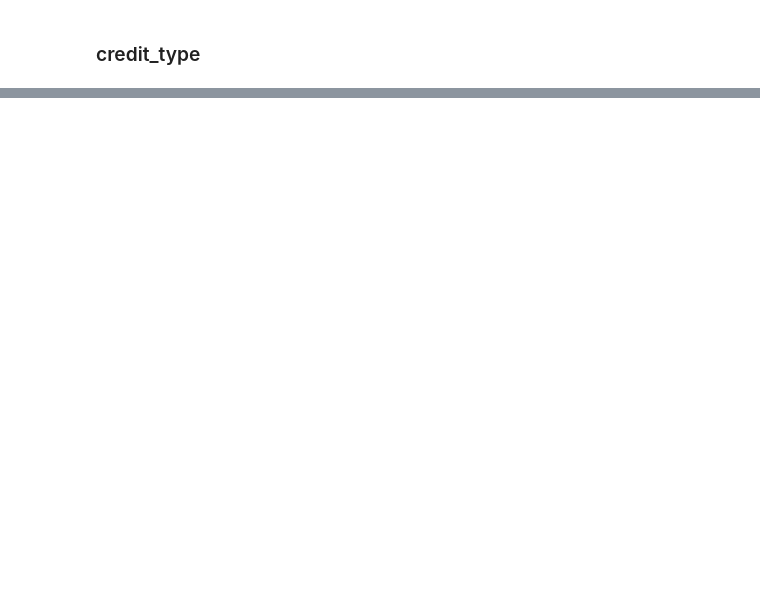
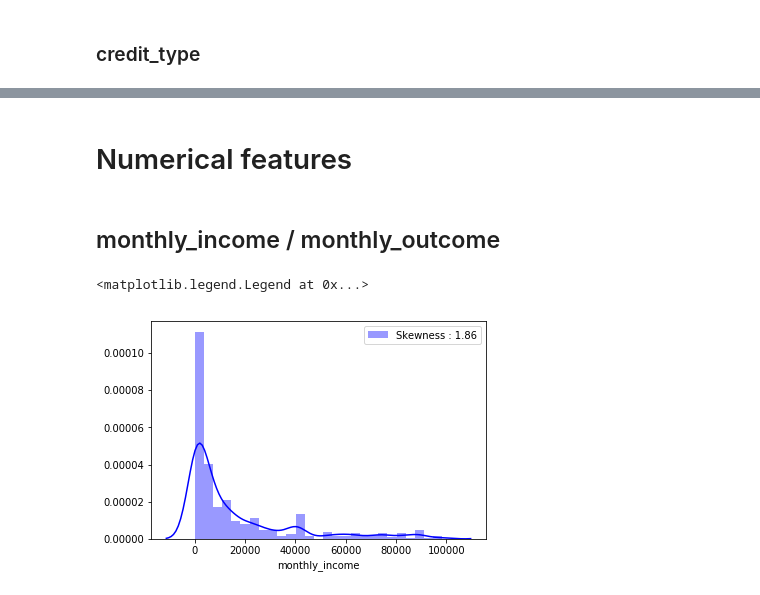
Before and after one commit to reneang17/fintech-demo, a Jupyter notebook: data_preparation.ipynb, the cells around one changed output, grey strips where cells are left out. Saved outputs shown, nothing was run; the diff lists cells and outputs as text; code cells hidden in the pictures; blank space fills up the shorter version.

```diff
--- a/data_preparation.ipynb
+++ b/data_preparation.ipynb
@@ -260,0 +271,10 @@ ValueError: Wrong number of items passed 12, placement implies 1
+# %% [markdown]
+# Numerical features
+# %% [markdown]
+## monthly_income / monthly_outcome
+# %%
+temp=df[df['monthly_income'] <100000 ]['monthly_income']
+sns.distplot(temp, color="b", label="Skewness : %.2f"%(temp.skew())).legend(loc="best")
+# %% [output]
+<matplotlib.legend.Legend at 0x...>
+[figure, added]
```
Also changed, not shown: parts of 25 cells of this notebook.
